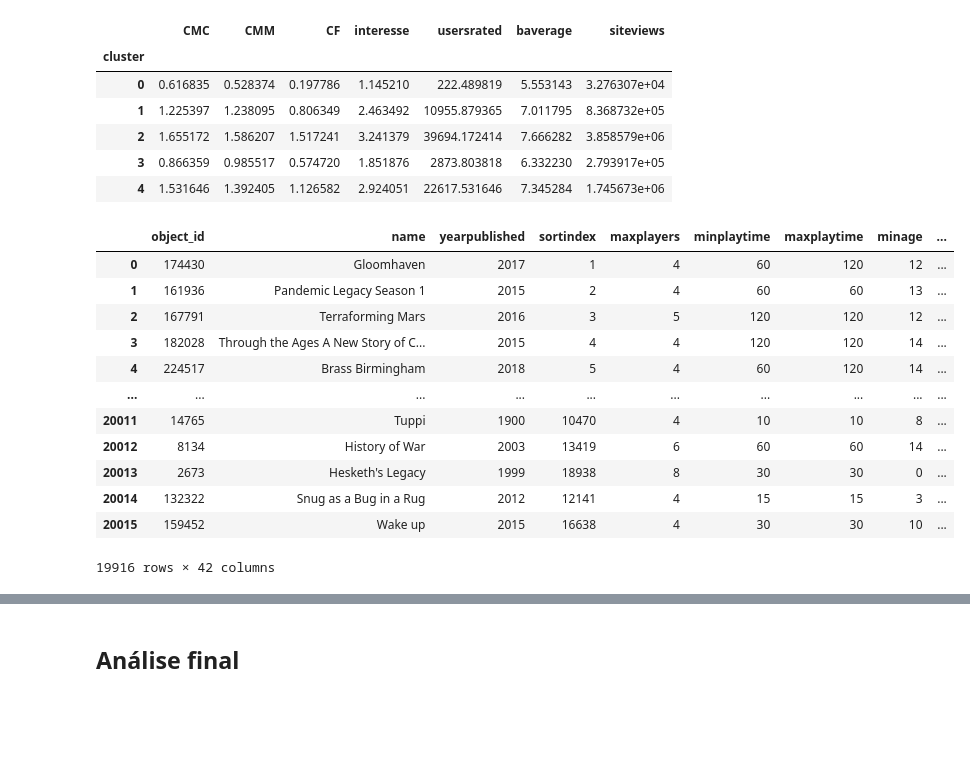
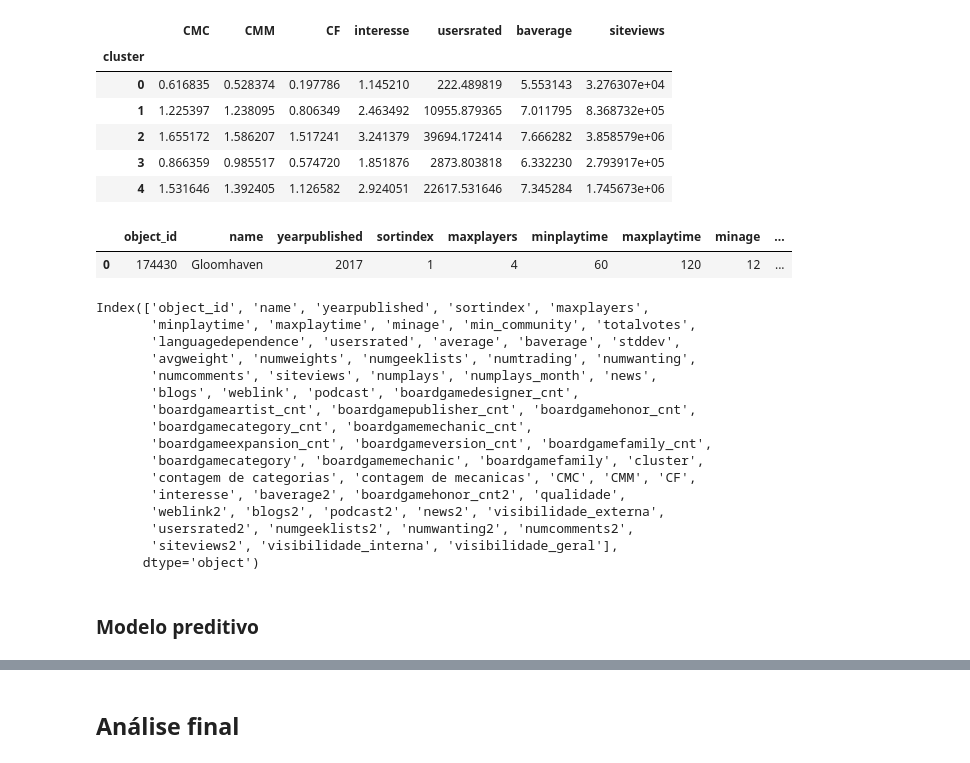
Before and after one commit to enzo-giannoni/Treinamento-1, a Jupyter notebook: storytelling-enzo.ipynb, the cells around one changed output, grey strips where cells are left out. Cells and saved outputs as stored; diff of their text form; code cells hidden in the pictures; blank space fills up the shorter version.

```diff
--- a/storytelling-enzo.ipynb
+++ b/storytelling-enzo.ipynb
@@ -259,8 +236,7 @@ Portanto, as características selecionadas foram: categorias, mecânicas e famil
 
 É importante ressaltar, entretanto, que descartar essas informações agora não significa jogá-las no lixo. Posteriormente, elas podem ser usadas para o mapeamento dos jogos em grafos ou indentificação dos publicadores que mais lançam jogos com as categorias selecionadas aqui.
 # %%
-df_filtrado = df.drop(labels=['boardgamedesigner_cnt', 'boardgameartist_cnt', 'boardgamepublisher_cnt', 'boardgamecategory_cnt', 'boardgamemechanic_cnt', 'boardgameexpansion_cnt'
-                      , 'boardgameversion_cnt', 'boardgamefamily_cnt', 'boardgamedesigner', 'boardgameartist', 'boardgamepublisher', 'boardgamehonor'
+df_filtrado = df.drop(labels=['boardgamedesigner', 'boardgameartist', 'boardgamepublisher', 'boardgamehonor'
                       ], axis=1)
 # %% [markdown]
 Primeiramente, vamos transformar os dados das categorias em listas.
@@ -286,3 +262,14 @@ df_filtrado['boardgamefamily'] = df_filtrado.boardgamefamily.apply(formata_lista
 Criarei um DataFrame com apenas os jogos dos clusters 2 e 4.
 # %%
 df_filtrado_cluster2e4 = df_filtrado.query('cluster == 2 | cluster == 4').copy()
+# %%
+#criando as classes de idade
+for index, row in df_filtrado_cluster2e4.iterrows():
+    if row['minage'] <= 6:
+        df_filtrado_cluster2e4.loc[index,'age_class'] =  'early_child'
+    if row['minage'] >= 7:
+        df_filtrado_cluster2e4.loc[index,'age_class'] =  'grown_child'
+    if row['minage'] >= 12:
+        df_filtrado_cluster2e4.loc[index,'age_class'] =  'teenager'
+    if row['minage'] >= 15:
+        df_filtrado_cluster2e4.loc[index,'age_class'] =  'adult'
@@ -450,19 +442,8 @@ df_filtrado[['CMC', 'CMM', 'CF', 'interesse', 'usersrated', 'cluster', 'baverage
 # %%
 df_filtrado['baverage2'] = (df_filtrado['baverage'] - min(df_filtrado['baverage'])) / (max(df_filtrado['baverage']) - min(df_filtrado['baverage']))
 df_filtrado['boardgamehonor_cnt2'] = (df_filtrado['boardgamehonor_cnt'] - min(df_filtrado['boardgamehonor_cnt'])) / (max(df_filtrado['boardgamehonor_cnt']) - min(df_filtrado['boardgamehonor_cnt']))
 df_filtrado['qualidade'] = df_filtrado['baverage2'] + df_filtrado['boardgamehonor_cnt2']
-df_filtrado
+df_filtrado.head(1)
 # %% [output]
 |  | object_id | name | yearpublished | sortindex | maxplayers | minplaytime | maxplaytime | minage | ... |
 | 0 | 174430 | Gloomhaven | 2017 | 1 | 4 | 60 | 120 | 12 | ... |
-| 1 | 161936 | Pandemic Legacy Season 1 | 2015 | 2 | 4 | 60 | 60 | 13 | ... |
-| 2 | 167791 | Terraforming Mars | 2016 | 3 | 5 | 120 | 120 | 12 | ... |
-| 3 | 182028 | Through the Ages A New Story of C... | 2015 | 4 | 4 | 120 | 120 | 14 | ... |
-| 4 | 224517 | Brass Birmingham | 2018 | 5 | 4 | 60 | 120 | 14 | ... |
-| ... | ... | ... | ... | ... | ... | ... | ... | ... | ... |
-| 20011 | 14765 | Tuppi | 1900 | 10470 | 4 | 10 | 10 | 8 | ... |
-| 20012 | 8134 | History of War | 2003 | 13419 | 6 | 60 | 60 | 14 | ... |
-| 20013 | 2673 | Hesketh's Legacy | 1999 | 18938 | 8 | 30 | 30 | 0 | ... |
-| 20014 | 132322 | Snug as a Bug in a Rug | 2012 | 12141 | 4 | 15 | 15 | 3 | ... |
-| 20015 | 159452 | Wake up | 2015 | 16638 | 4 | 30 | 30 | 10 | ... |
-19916 rows × 42 columns
@@ -468,0 +463,22 @@ df_filtrado
+# %%
+df_filtrado['visibilidade_geral'] = df_filtrado['visibilidade_externa'] + df_filtrado['visibilidade_interna']
+df_filtrado.columns
+# %% [output]
+Index(['object_id', 'name', 'yearpublished', 'sortindex', 'maxplayers',
+       'minplaytime', 'maxplaytime', 'minage', 'min_community', 'totalvotes',
+       'languagedependence', 'usersrated', 'average', 'baverage', 'stddev',
+       'avgweight', 'numweights', 'numgeeklists', 'numtrading', 'numwanting',
+       'numcomments', 'siteviews', 'numplays', 'numplays_month', 'news',
+       'blogs', 'weblink', 'podcast', 'boardgamedesigner_cnt',
+       'boardgameartist_cnt', 'boardgamepublisher_cnt', 'boardgamehonor_cnt',
+       'boardgamecategory_cnt', 'boardgamemechanic_cnt',
+       'boardgameexpansion_cnt', 'boardgameversion_cnt', 'boardgamefamily_cnt',
+       'boardgamecategory', 'boardgamemechanic', 'boardgamefamily', 'cluster',
+       'contagem de categorias', 'contagem de mecanicas', 'CMC', 'CMM', 'CF',
+       'interesse', 'baverage2', 'boardgamehonor_cnt2', 'qualidade',
+       'weblink2', 'blogs2', 'podcast2', 'news2', 'visibilidade_externa',
+       'usersrated2', 'numgeeklists2', 'numwanting2', 'numcomments2',
+       'siteviews2', 'visibilidade_interna', 'visibilidade_geral'],
+      dtype='object')
+# %% [markdown]
+### Modelo preditivo
```
Also changed, not shown: parts of 8 cells of this notebook.
